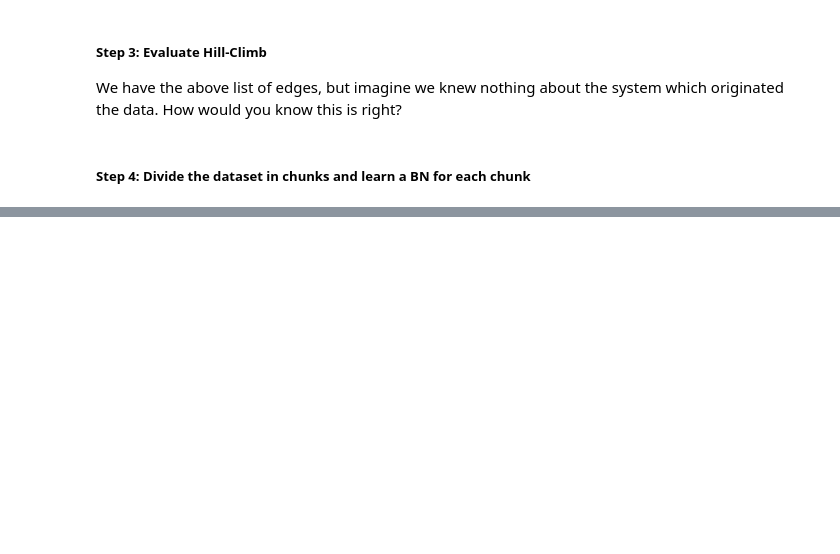
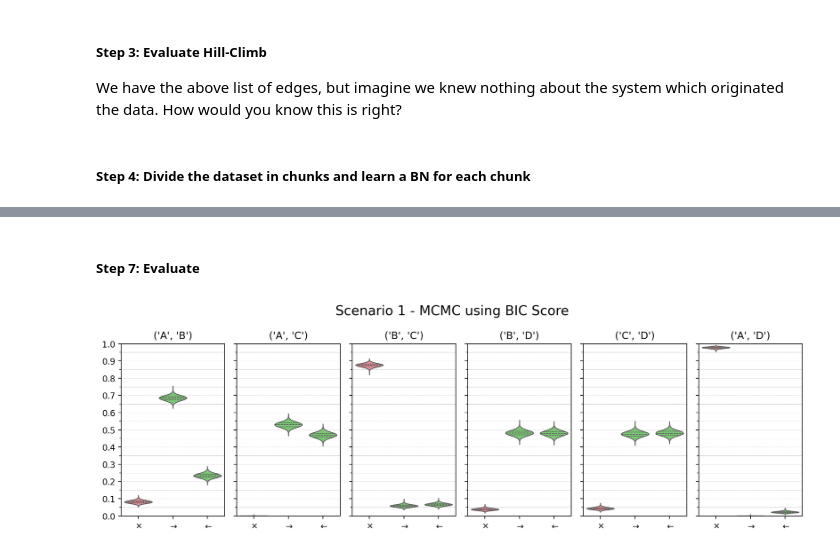
Before and after one commit to vbob/MCMC4BN, a Jupyter notebook: Entropy.ipynb, the cells around one changed output, grey strips where cells are left out. Drawn from its saved outputs; the diff is of its cells as text; code cells hidden in the pictures; blank space fills up the shorter version.

```diff
--- a/Entropy.ipynb
+++ b/Entropy.ipynb
@@ -306,3 +325,4 @@ chunks[0]
 # %%
-set([str(x) for x in count_edges(edges)[('A', 'C')]])
+counted_edges_scenario_1 = count_edges(edges)
+counted_edges_scenario_1.keys()
 # %% [output]
@@ -407,0 +375,39 @@ INFO:pymc.sampling.mcmc:Sampling 10 chains for 10_000 tune and 10_000 draw itera
+# %% [markdown]
+##### Step 7: Evaluate
+# %%
+def plot_pair(edge, data, ax=None):
+    if (not ax):
+        fig, ax = plt.subplots(1, 1, figsize=(2,5))
+
+    ax.set_ylim(0,1)
+    ax.set_xticks([0,1,2]);
+    ax.set_xticklabels([r'$\times$', r'$\rightarrow$', r'$\leftarrow$']);
+    ax.set_title(str(edge))
+    ax.set_yticks(np.linspace(0,1, num=11))
+    ax.set_yticks(np.linspace(0.05, 0.95, num=10), minor=True)
+    ax.grid(c='grey', ls='--', lw = 0.25, alpha=0.5)
+    ax.grid(which='minor', c='grey', ls='--', lw=0.25)
+
+    sns.violinplot(
+        results_scenario_1[edge]["true_fraction"],
+        cut=0,
+        density_norm="width",
+        palette=["#F57E8A", "#70D667", "#70D667"],
+        fill=True,
+        inner="quart",
+        linewidth=1,
+        ax=ax
+    );
+
+    return ax
+# %%
+fig, axs = plt.subplots(1, 6, sharey=True, figsize=(12, 4))
+
+fig.suptitle('Scenario 1 - MCMC using BIC Score', fontsize=16)
+
+for i, edge in enumerate(results_scenario_1.keys()):
+    plot_pair(edge, results_scenario_1, axs[i]);
+
+fig.tight_layout();
+# %% [output]
+[figure, added]
```
Also changed, not shown: parts of 15 cells of this notebook, 1 other file.
